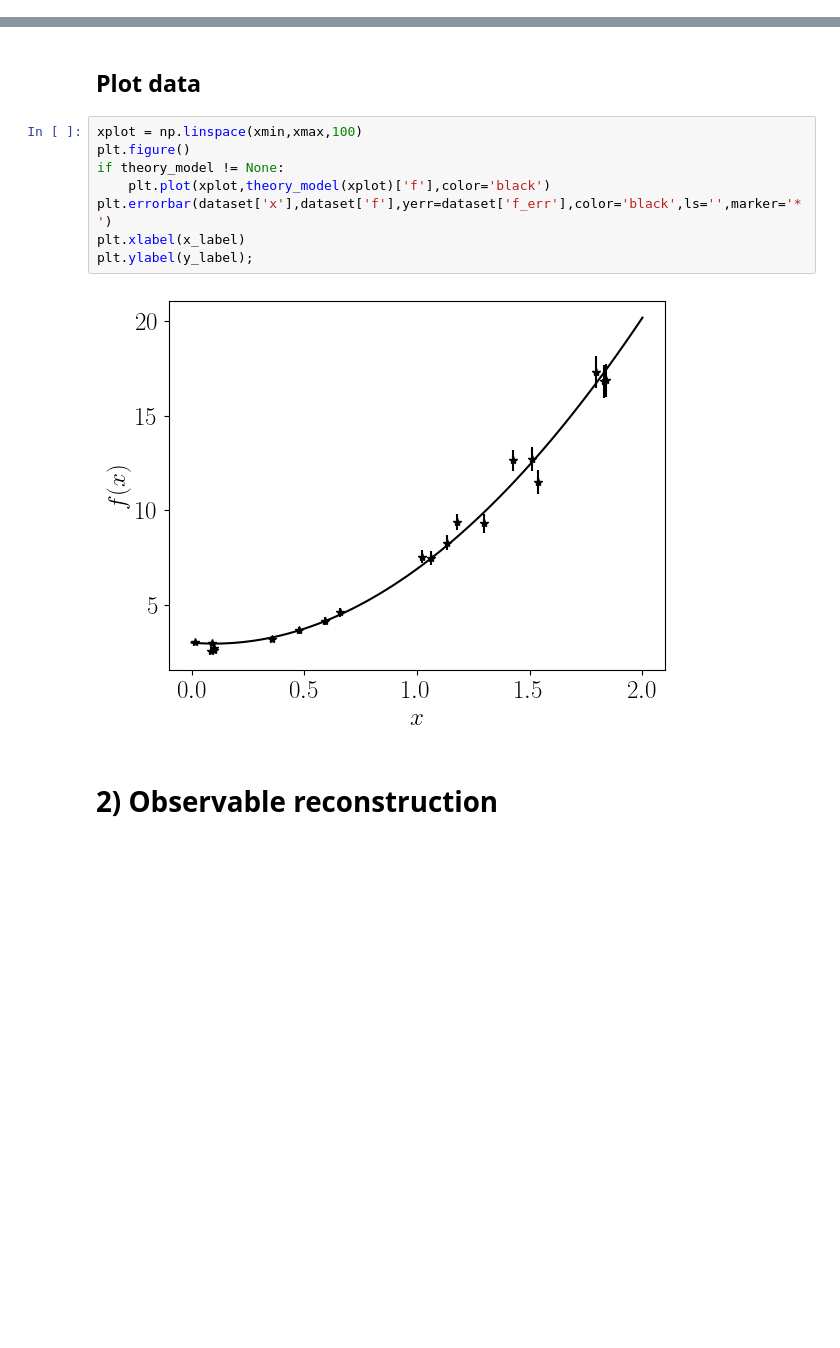
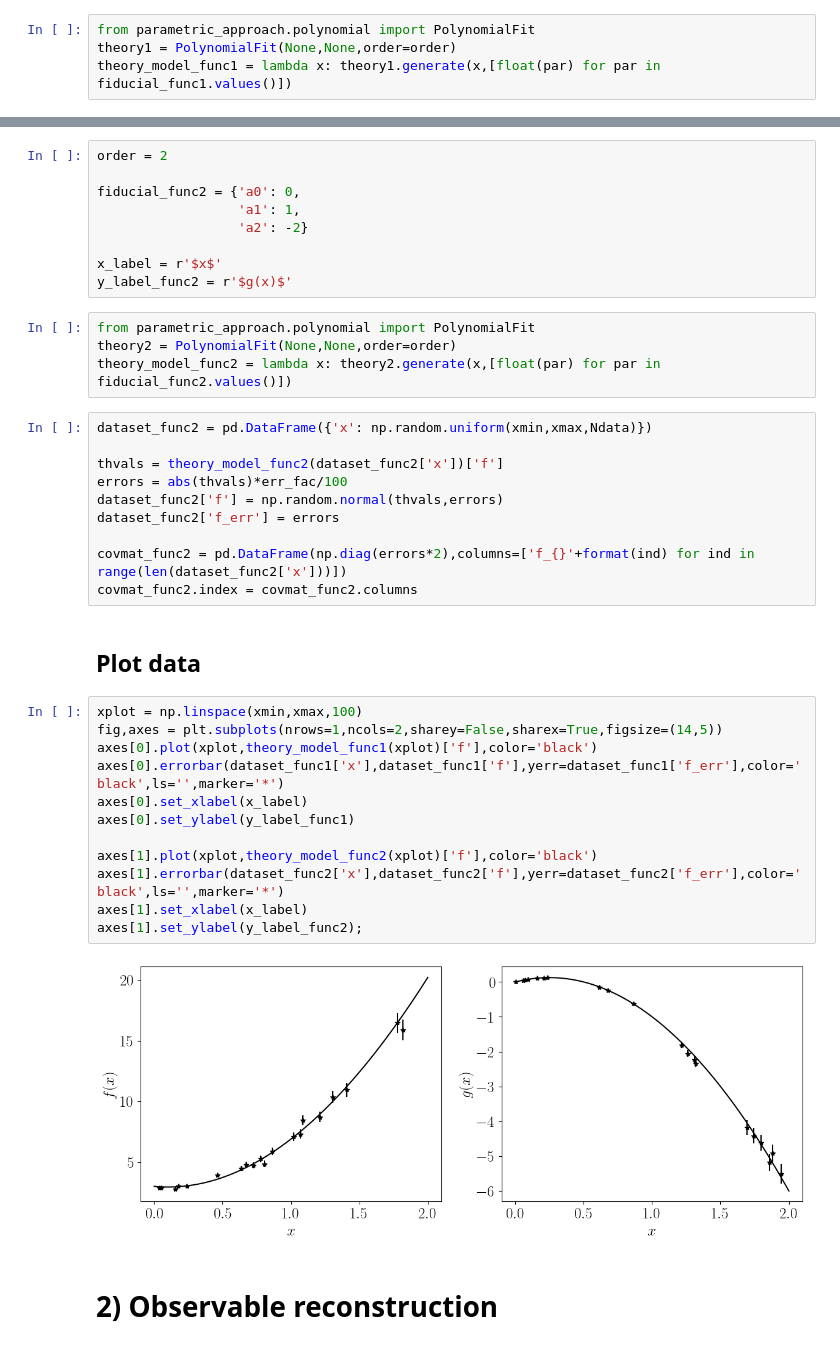
Before and after one commit to matmartinelli/CoRe, a Jupyter notebook: Example_derived_reconstruction.ipynb, the cells around one changed output, grey strips where cells are left out. Saved outputs shown, nothing was run; the diff lists cells and outputs as text; blank space fills up the shorter version.

```diff
--- a/Example_derived_reconstruction.ipynb
+++ b/Example_derived_reconstruction.ipynb
@@ -61 +63,5 @@ theory_model = lambda x: theory.generate(x,[float(par) for par in fiducial.value
+# %%
+from parametric_approach.polynomial import PolynomialFit
+theory1 = PolynomialFit(None,None,order=order)
+theory_model_func1 = lambda x: theory1.generate(x,[float(par) for par in fiducial_func1.values()])
 # %%
@@ -71,15 +84,42 @@ covmat.index = covmat.columns
+# %%
+order = 2
+
+fiducial_func2 = {'a0': 0,
+                  'a1': 1,
+                  'a2': -2}
+
+x_label = r'$x$'
+y_label_func2 = r'$g(x)$'
+# %%
+from parametric_approach.polynomial import PolynomialFit
+theory2 = PolynomialFit(None,None,order=order)
+theory_model_func2 = lambda x: theory2.generate(x,[float(par) for par in fiducial_func2.values()])
+# %%
+dataset_func2 = pd.DataFrame({'x': np.random.uniform(xmin,xmax,Ndata)})
+
+thvals = theory_model_func2(dataset_func2['x'])['f']
+errors = abs(thvals)*err_fac/100
+dataset_func2['f'] = np.random.normal(thvals,errors)
+dataset_func2['f_err'] = errors
+
+covmat_func2 = pd.DataFrame(np.diag(errors*2),columns=['f_{}'+format(ind) for ind in range(len(dataset_func2['x']))])
+covmat_func2.index = covmat_func2.columns
 # %% [markdown]
 ## Plot data
 # %%
 xplot = np.linspace(xmin,xmax,100)
-plt.figure()
-if theory_model != None:
-    plt.plot(xplot,theory_model(xplot)['f'],color='black')
-plt.errorbar(dataset['x'],dataset['f'],yerr=dataset['f_err'],color='black',ls='',marker='*')
-plt.xlabel(x_label)
-plt.ylabel(y_label);
+fig,axes = plt.subplots(nrows=1,ncols=2,sharey=False,sharex=True,figsize=(14,5))
+axes[0].plot(xplot,theory_model_func1(xplot)['f'],color='black')
+axes[0].errorbar(dataset_func1['x'],dataset_func1['f'],yerr=dataset_func1['f_err'],color='black',ls='',marker='*')
+axes[0].set_xlabel(x_label)
+axes[0].set_ylabel(y_label_func1)
+
+axes[1].plot(xplot,theory_model_func2(xplot)['f'],color='black')
+axes[1].errorbar(dataset_func2['x'],dataset_func2['f'],yerr=dataset_func2['f_err'],color='black',ls='',marker='*')
+axes[1].set_xlabel(x_label)
+axes[1].set_ylabel(y_label_func2);
 # %% [output]
-[figure, old version]
+[figure, new version]
 # %% [markdown]
 # 2) Observable reconstruction
 # %% [markdown]
```
Also changed, not shown: parts of 31 cells of this notebook.
